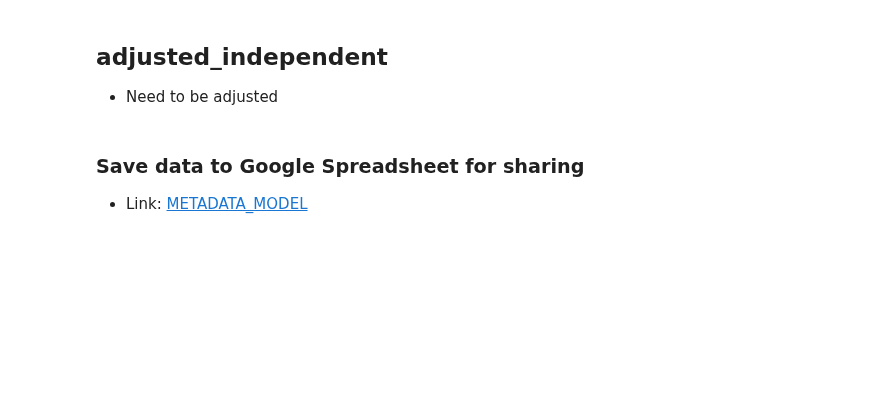
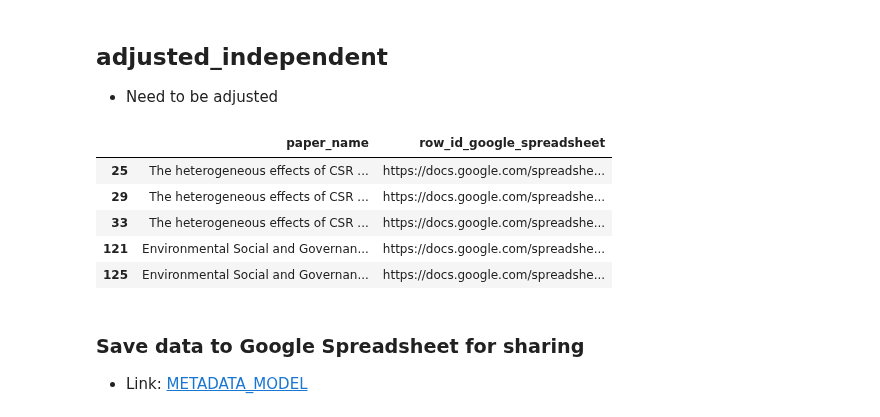
Before and after one commit to thomaspernet/esg_metadata, a Jupyter notebook: 01_data_preprocessing/01_transform_tables/00_meta_analysis.ipynb, the cells around one changed output. Cells and saved outputs as stored; diff of their text form; code cells hidden in the pictures; blank space fills up the shorter version.

```diff
--- a/01_data_preprocessing/01_transform_tables/00_meta_analysis.ipynb
+++ b/01_data_preprocessing/01_transform_tables/00_meta_analysis.ipynb
@@ -398,13 +476,20 @@ def make_clickable(val):
 # %%
 (
     output
     .loc[lambda x: x['adjusted_independent'].isin([np.nan])]
-    .reindex(columns = ['paper_name', 'url_google_spreadsheet'])
+    .reindex(columns = ['paper_name', 'row_id_google_spreadsheet'])
     .drop_duplicates()
     .head(5)
     .style
-    .format(make_clickable, subset = ['url_google_spreadsheet'])
+    .format(make_clickable, subset = ['row_id_google_spreadsheet'])
 )
+# %% [output]
+|  | paper_name | row_id_google_spreadsheet |
+| 25 | The heterogeneous effects of CSR ... | https://docs.google.com/spreadshe... |
+| 29 | The heterogeneous effects of CSR ... | https://docs.google.com/spreadshe... |
+| 33 | The heterogeneous effects of CSR ... | https://docs.google.com/spreadshe... |
+| 121 | Environmental Social and Governan... | https://docs.google.com/spreadshe... |
+| 125 | Environmental Social and Governan... | https://docs.google.com/spreadshe... |
 # %% [markdown]
 ### Save data to Google Spreadsheet for sharing
 
```
Also changed, not shown: parts of 19 cells of this notebook, 2 other files.
